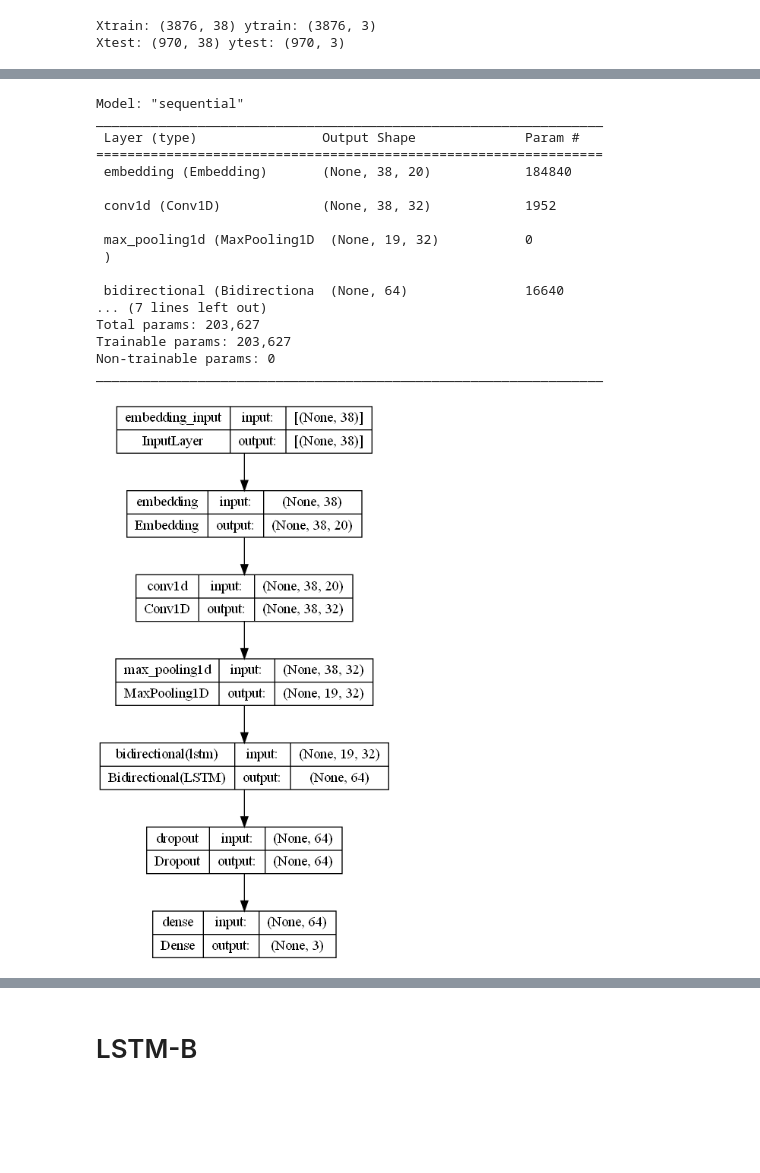
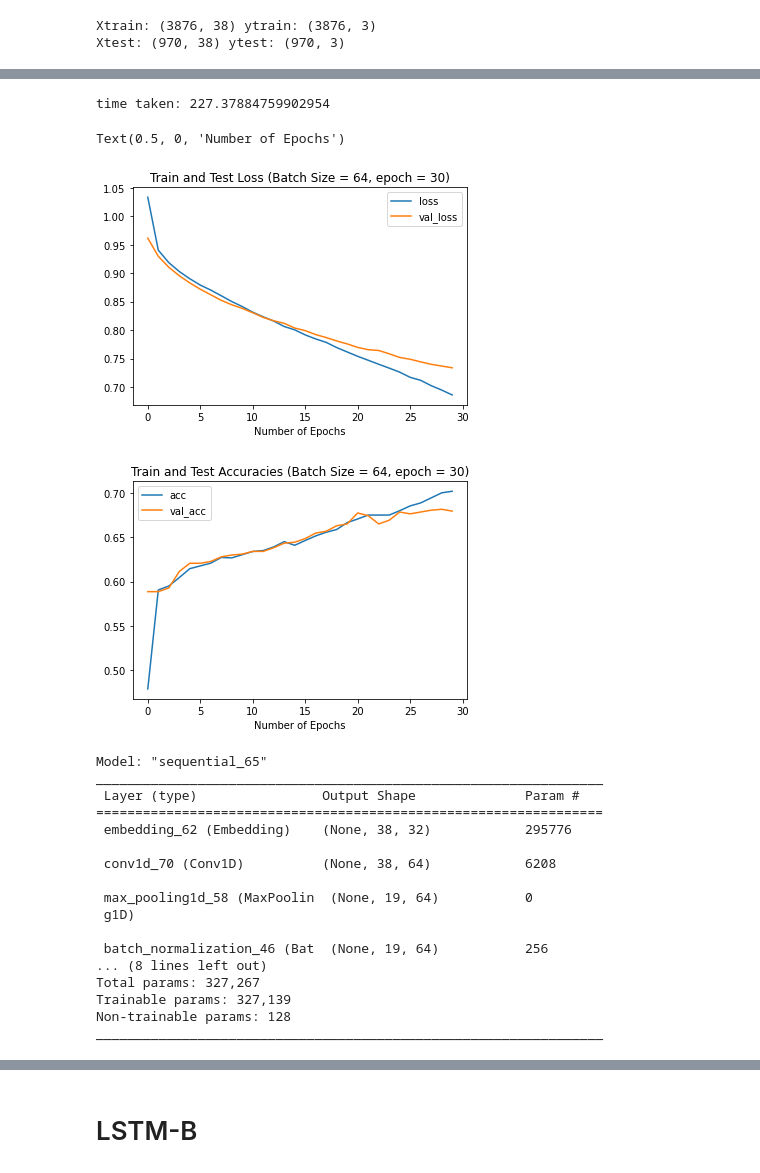
Before and after one commit to meowster99/news-sentiment-analysis, a Jupyter notebook: LSTM_Model.ipynb, the cells around one changed output, grey strips where cells are left out. Saved outputs shown, nothing was run; the diff lists cells and outputs as text; code cells hidden in the pictures; blank space fills up the shorter version.

```diff
--- a/LSTM_Model.ipynb
+++ b/LSTM_Model.ipynb
@@ -37,6 +38,10 @@ fnews_Xtrain=fnews_Xtrain.astype(int)
 fnews_Xtest=fnews_Xtest.astype(int)
 fnews_ytrain=fnews_ytrain.astype(int)
 fnews_ytest=fnews_ytest.astype(int)
+# %%
+#import the weights
+fnews_weights = loadtxt('data/weights/weights_fnews_.csv', delimiter=',')
+squidgame_weights = loadtxt('data/weights/weights_squidgame_.csv', delimiter=',')
 # %%
 #check the respective shape of the train and test sets
 print('Xtrain:',fnews_Xtrain.shape, 'ytrain:' ,fnews_ytrain.shape)
@@ -46,0 +105,13 @@ Xtest: (970, 38) ytest: (970, 3)
+# %%
+start = time.time()
+model= LSTM_Model()
+history = model.fit(
+    fnews_Xtrain,
+    fnews_ytrain,
+    epochs = 30,
+    batch_size = 64,
+    validation_data = (fnews_Xtest, fnews_ytest),
+    verbose = 1,
+    callbacks = early_stop,
+)
+end = time.time()
@@ -46,0 +136,17 @@ Xtest: (970, 38) ytest: (970, 3)
+# %%
+#plot the train and test accuracies
+
+print('time taken:', end-start)
+
+metrics_df_1 = pd.DataFrame(history.history)
+ax = metrics_df_1[["loss", "val_loss"]].plot()
+ax.set_title("Train and Test Loss (Batch Size = 64, epoch = 30)")
+ax.set_xlabel("Number of Epochs")
+ax1 = metrics_df_1[["acc", "val_acc"]].plot()
+ax1.set_title("Train and Test Accuracies (Batch Size = 64, epoch = 30)")
+ax1.set_xlabel("Number of Epochs")
+# %% [output]
+time taken: 227.37884759902954
+Text(0.5, 0, 'Number of Epochs')
+[figure, added]
+[figure, added]
@@ -67,28 +210,26 @@ early_stop = tf.keras.callbacks.EarlyStopping(monitor = "loss", patience = 3)
 # %%
 # output model skeleton
-learning_rate = 0.05
-model.summary()
-model.compile(optimizer = tf.keras.optimizers.SGD(learning_rate = learning_rate),loss="categorical_crossentropy",metrics=['acc'])
+## batch size of 32, epochs = 50 and learning rate of 0.1 (step based decay rate)
+batch_size = 32
+learning_rate = 0.1
+epochs = 50
+model1.summary()
+model1.compile(optimizer = tf.keras.optimizers.SGD(learning_rate = learning_rate, decay=learning_rate/epochs),loss="categorical_crossentropy",metrics=['acc'])
 # %% [output]
-Model: "sequential"
+Model: "sequential_65"
 _________________________________________________________________
  Layer (type)                Output Shape              Param #
 =================================================================
- embedding (Embedding)       (None, 38, 20)            184840
+ embedding_62 (Embedding)    (None, 38, 32)            295776
 
- conv1d (Conv1D)             (None, 38, 32)            1952
+ conv1d_70 (Conv1D)          (None, 38, 64)            6208
 
- max_pooling1d (MaxPooling1D  (None, 19, 32)           0
- )
+ max_pooling1d_58 (MaxPoolin  (None, 19, 64)           0
+ g1D)
 
- bidirectional (Bidirectiona  (None, 64)               16640
-... (7 lines left out)
-Total params: 203,627
-Trainable params: 203,627
-Non-trainable params: 0
+ batch_normalization_46 (Bat  (None, 19, 64)           256
+... (8 lines left out)
+Total params: 327,267
+Trainable params: 327,139
+Non-trainable params: 128
 _________________________________________________________________
-# %%
-#show model
-tf.keras.utils.plot_model(model, show_shapes=True)
-# %% [output]
-[figure, removed]
```
Also changed, not shown: parts of 25 cells of this notebook, 7 other files.
